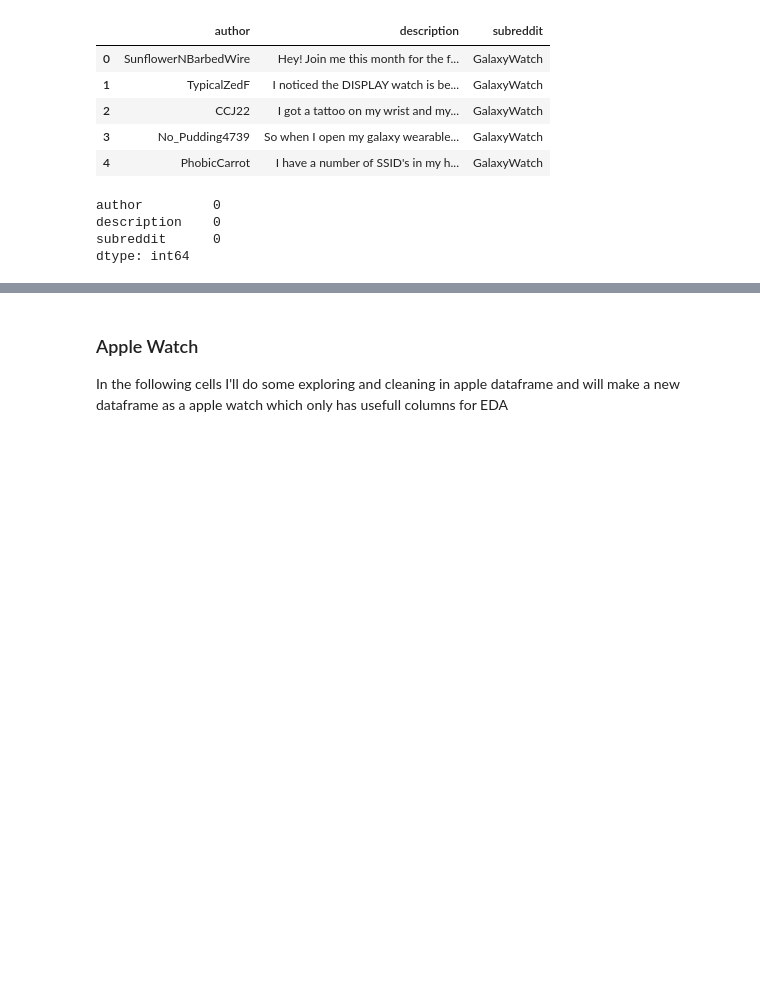
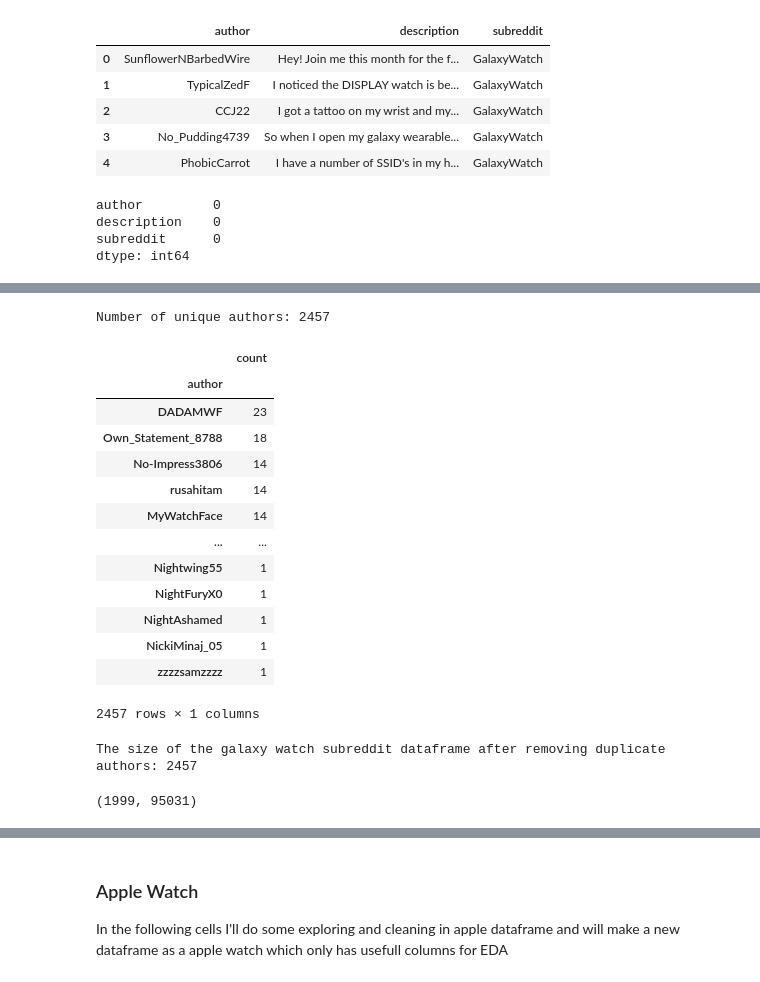
Before and after one commit to farhadfarahanii/Predicting_Subreddit_Based_on_ML_-Models, a Jupyter notebook: code/02_Cleaning_and_EDA.ipynb, the cells around one changed output, grey strips where cells are left out. Cells and saved outputs as stored; diff of their text form; code cells hidden in the pictures; blank space fills up the shorter version.

```diff
--- a/code/02_Cleaning_and_EDA.ipynb
+++ b/code/02_Cleaning_and_EDA.ipynb
@@ -111,0 +156,28 @@ dtype: int64
+# %%
+# number of unique authors
+print(f"Number of unique authors: {df_galaxywatch['author'].nunique()}")
+
+# filtering description and counting them by their authors
+df_galaxywatch.groupby("author")["description"].agg(["count"]).sort_values("count", ascending = False)
+# %% [output]
+Number of unique authors: 2457
+|  | count |
+| author |  |
+| DADAMWF | 23 |
+| Own_Statement_8788 | 18 |
+| No-Impress3806 | 14 |
+| rusahitam | 14 |
+| MyWatchFace | 14 |
+| ... | ... |
+| Nightwing55 | 1 |
+| NightFuryX0 | 1 |
+| NightAshamed | 1 |
+| NickiMinaj_05 | 1 |
+| zzzzsamzzzz | 1 |
+2457 rows × 1 columns
+# %%
+# Drop the duplicate authors
+df_galaxywatch.drop_duplicates(subset="author", keep="first", inplace=True)
+print(f"The size of the galaxy watch subreddit dataframe after removing duplicate authors: {df_galaxywatch.shape[0]}")
+# %% [output]
+The size of the galaxy watch subreddit dataframe after removing duplicate authors: 2457
@@ -111,0 +190,6 @@ dtype: int64
+# %%
+# convert X to dataframe
+df_galvec = pd.DataFrame(X.todense(), columns = cvec.get_feature_names())
+df_galvec.shape
+# %% [output]
+(1999, 95031)
```
Also changed, not shown: parts of 26 cells of this notebook.
